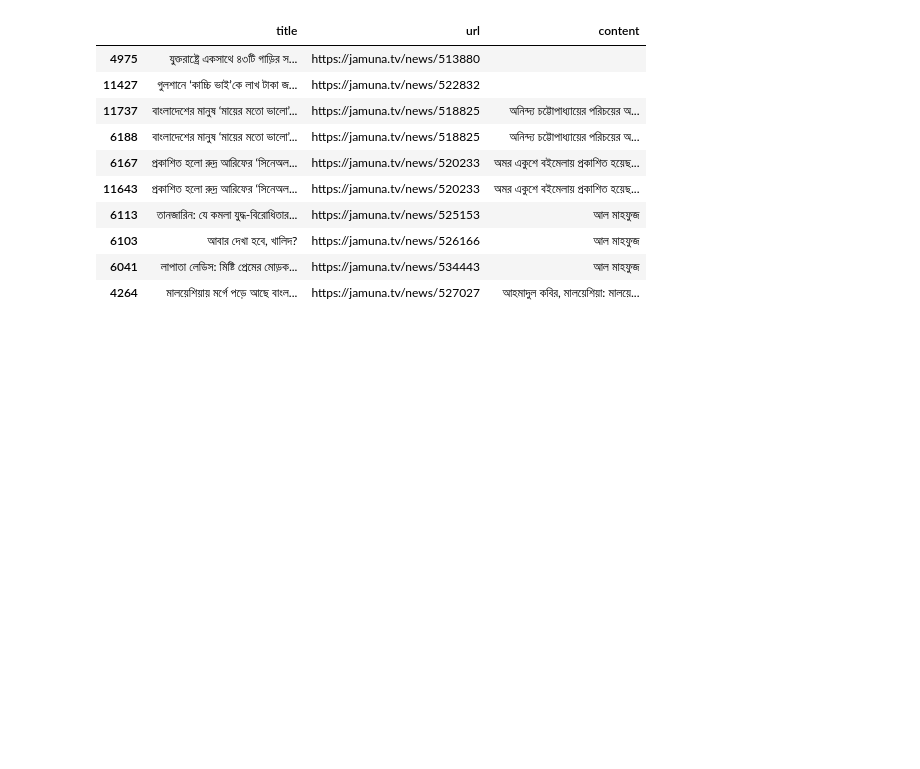
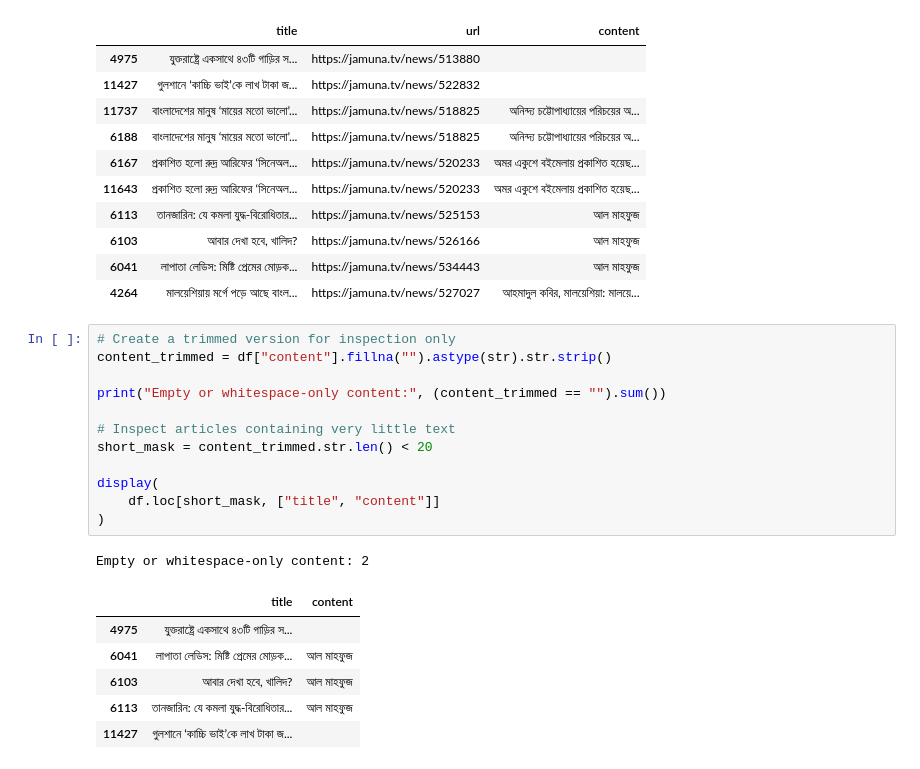
Before and after one commit to Supan-Roy/Bengali-Keyword-Extractor, a Jupyter notebook: notebooks/01_dataset_exploration.ipynb, the cells around one changed output. Cells and saved outputs as stored; diff of their text form; blank space fills up the shorter version.

```diff
--- a/notebooks/01_dataset_exploration.ipynb
+++ b/notebooks/01_dataset_exploration.ipynb
@@ -179,3 +180,23 @@ display(
 | 6103 | আবার দেখা হবে, খালিদ? | https://jamuna.tv/news/526166 | আল মাহফুজ |
 | 6041 | লাপাতা লেডিস: মিষ্টি প্রেমের মোড়ক... | https://jamuna.tv/news/534443 | আল মাহফুজ |
 | 4264 | মালয়েশিয়ায় মর্গে পড়ে আছে বাংল... | https://jamuna.tv/news/527027 | আহমাদুল কবির, মালয়েশিয়া: মালয়ে... |
+# %%
+# Create a trimmed version for inspection only
+content_trimmed = df["content"].fillna("").astype(str).str.strip()
+
+print("Empty or whitespace-only content:", (content_trimmed == "").sum())
+
+# Inspect articles containing very little text
+short_mask = content_trimmed.str.len() < 20
+
+display(
+    df.loc[short_mask, ["title", "content"]]
+)
+# %% [output]
+Empty or whitespace-only content: 2
+|  | title | content |
+| 4975 | যুক্তরাষ্ট্রে একসাথে ৪৩টি গাড়ির স... |  |
+| 6041 | লাপাতা লেডিস: মিষ্টি প্রেমের মোড়ক... | আল মাহফুজ |
+| 6103 | আবার দেখা হবে, খালিদ? | আল মাহফুজ |
+| 6113 | তানজারিন: যে কমলা যুদ্ধ-বিরোধিতার... | আল মাহফুজ |
+| 11427 | গুলশানে ‘কাচ্চি ভাই’কে লাখ টাকা জ... |  |
```
Also changed, not shown: parts of 10 cells of this notebook.
